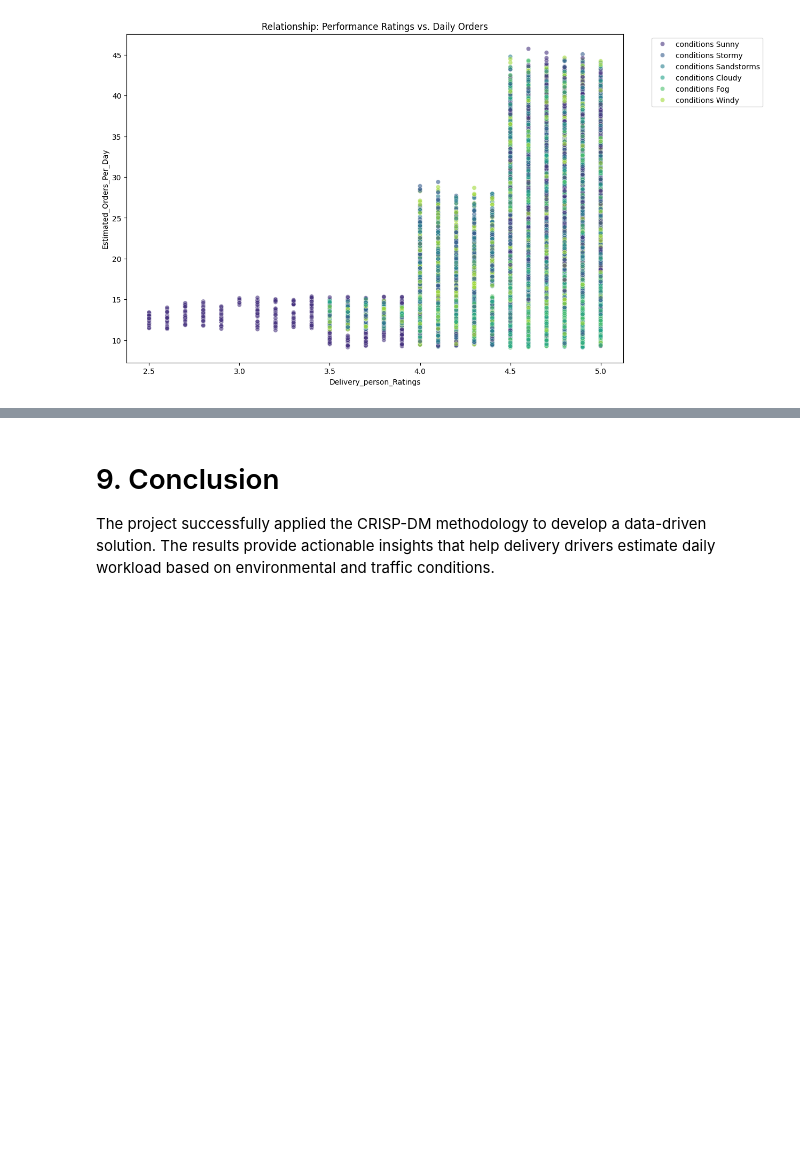
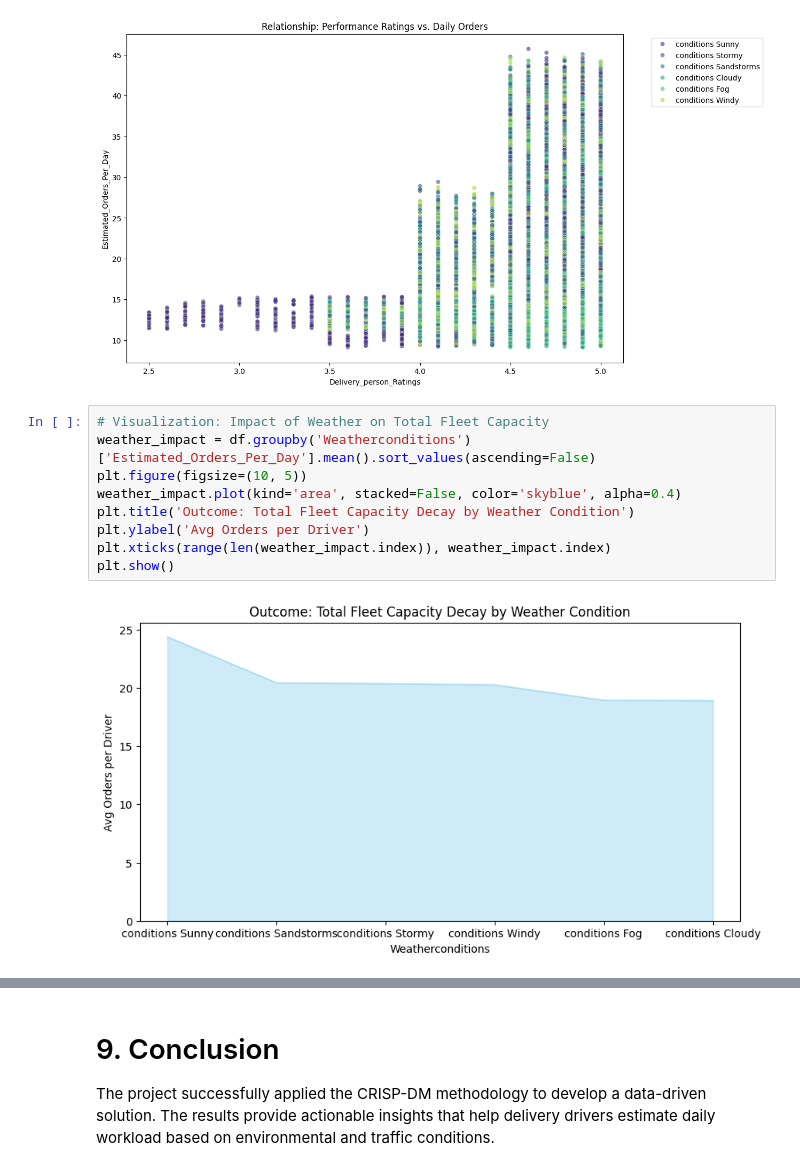
Before and after one commit to logansivam/Testing, a Jupyter notebook: DMDW_Project.ipynb, the cells around one changed output, grey strips where cells are left out. Drawn from its saved outputs; the diff is of its cells as text; blank space fills up the shorter version.

```diff
--- a/DMDW_Project.ipynb
+++ b/DMDW_Project.ipynb
@@ -361,3 +361,14 @@ plt.savefig('ratings_vs_orders_scatter.png')
 plt.show()
 # %% [output]
 [figure]
+# %%
+# Visualization: Impact of Weather on Total Fleet Capacity
+weather_impact = df.groupby('Weatherconditions')['Estimated_Orders_Per_Day'].mean().sort_values(ascending=False)
+plt.figure(figsize=(10, 5))
+weather_impact.plot(kind='area', stacked=False, color='skyblue', alpha=0.4)
+plt.title('Outcome: Total Fleet Capacity Decay by Weather Condition')
+plt.ylabel('Avg Orders per Driver')
+plt.xticks(range(len(weather_impact.index)), weather_impact.index)
+plt.show()
+# %% [output]
+[figure, added]
```
Also changed, not shown: parts of 4 cells of this notebook.
